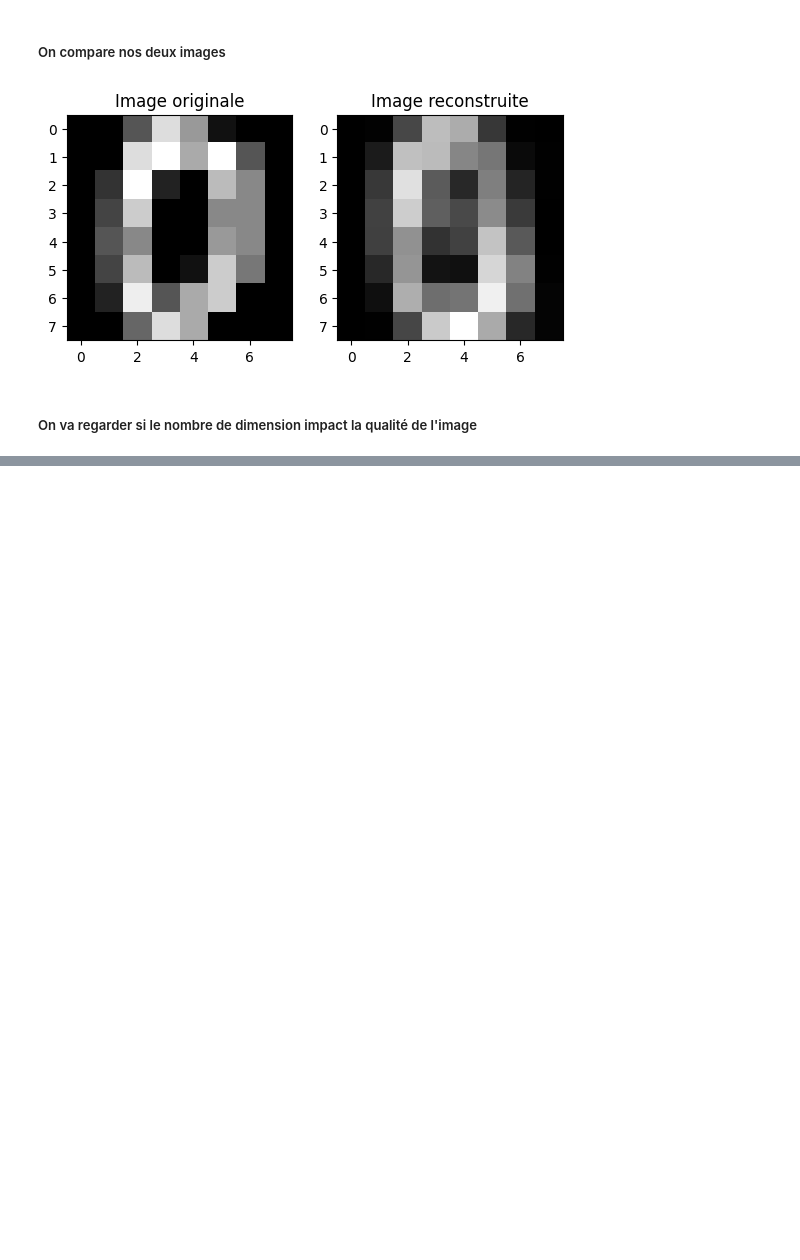
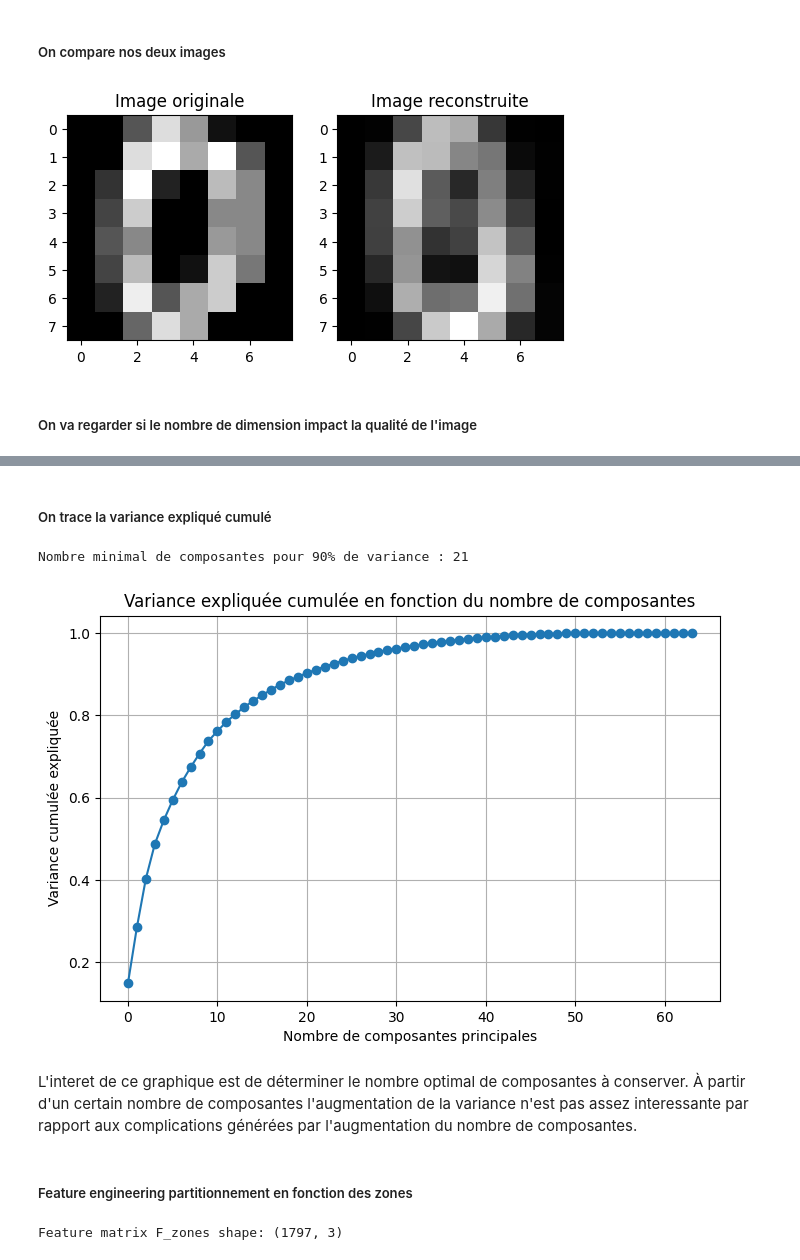
Before and after one commit to bogwee/intro_ml_2025, a Jupyter notebook: src/amine/code3.ipynb, the cells around one changed output, grey strips where cells are left out. Saved outputs shown, nothing was run; the diff lists cells and outputs as text; code cells hidden in the pictures; blank space fills up the shorter version.

```diff
--- a/src/amine/code3.ipynb
+++ b/src/amine/code3.ipynb
@@ -132,0 +134,37 @@ for j in range(1,16):
+# %% [markdown]
+##### On trace la variance expliqué cumulé
+# %%
+pca = PCA(n_components=X.shape[1])
+pca.fit(X)
+
+plt.figure(figsize=(8, 5))
+plt.plot(np.cumsum(pca.explained_variance_ratio_), marker='o')
+plt.xlabel("Nombre de composantes principales")
+plt.ylabel("Variance cumulée expliquée")
+plt.title("Variance expliquée cumulée en fonction du nombre de composantes")
+plt.grid(True)
+plt.savefig("../../img/cumvar.png")
+print(f"Nombre minimal de composantes pour 90% de variance :",np.argmax(np.cumsum(pca.explained_variance_ratio_) >= 0.90) + 1 )
+# %% [output]
+Nombre minimal de composantes pour 90% de variance : 21
+[figure, added]
+# %% [markdown]
+L'interet de ce graphique est de déterminer le nombre optimal de composantes à conserver. À partir d'un certain nombre de composantes l'augmentation de la variance n'est pas assez interessante par rapport aux complications générées par l'augmentation du nombre de composantes.
+# %% [markdown]
+##### Feature engineering partitionnement en fonction des zones
+# %%
+def extract_zone_features(X):
+    n = X.shape[0]
+    res = np.zeros((n, 3))
+    for i in range(n):
+        zone1 = np.mean(X[i, 0:24])
+        zone2 = np.mean(X[i, 24:40])
+        zone3 = np.mean(X[i, 40:64])
+        res[i, :] = [zone1, zone2, zone3]
+    return res
+
+F_zones = extract_zone_features(X)
+
+print(f"Feature matrix F_zones shape: {F_zones.shape}")
+# %% [output]
+Feature matrix F_zones shape: (1797, 3)
```
Also changed, not shown: parts of 5 cells of this notebook, 8 other files.
